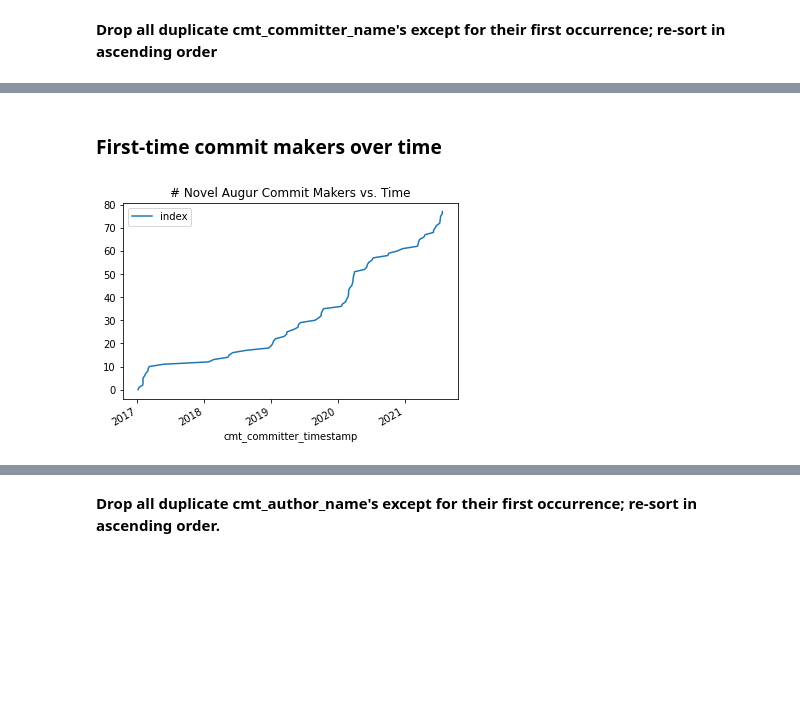
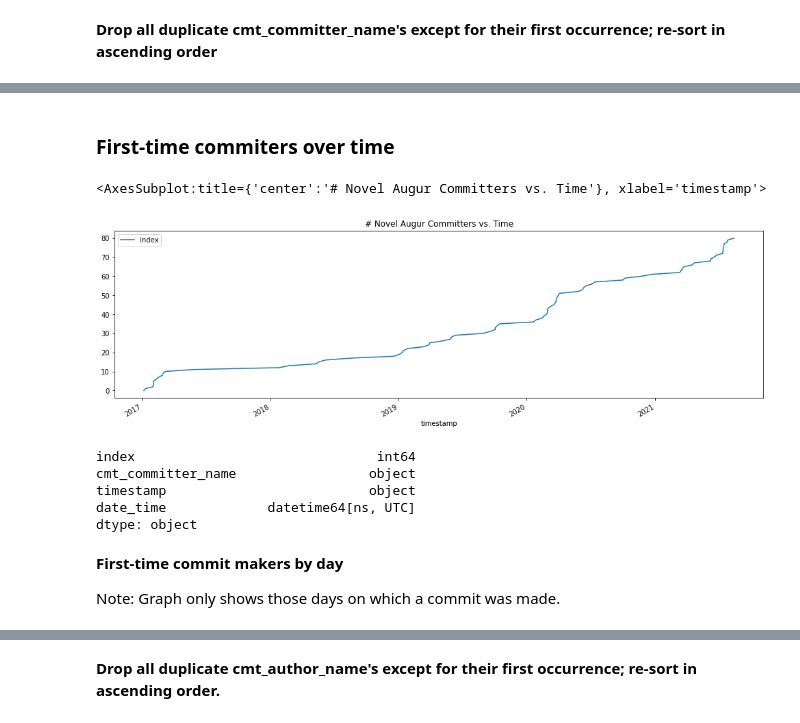
Before and after one commit to oss-aspen/Rappel, a Jupyter notebook: notebooks/community_metrics.ipynb, the cells around one changed output, grey strips where cells are left out. Cells and saved outputs as stored; diff of their text form; code cells hidden in the pictures; blank space fills up the shorter version.

```diff
--- a/notebooks/community_metrics.ipynb
+++ b/notebooks/community_metrics.ipynb
@@ -20,6 +20,7 @@ import datetime
 from pandas.tseries.offsets import BusinessDay
 from matplotlib.ticker import MaxNLocator
 from dateutil.relativedelta import relativedelta
+plt.rcParams['figure.figsize'] = (17, 5)
 
 warnings.filterwarnings('ignore')
 
@@ -206,9 +309,8 @@ for repo_id in repo_set:
 
     pr_query = salc.sql.text(f"""
                 SELECT
-                    c.cmt_commit_hash,
                     c.cmt_committer_name,
-                    c.cmt_committer_timestamp
+                    c.cmt_committer_timestamp as timestamp
                 FROM
                 	commits c
                 WHERE
@@ -223,9 +325,8 @@ for repo_id in repo_set:
 
     pr_query = salc.sql.text(f"""
                 SELECT
-                    c.cmt_commit_hash,
                     c.cmt_author_name,
-                    c.cmt_author_timestamp
+                    c.cmt_author_timestamp as timestamp
                 FROM
                 	commits c
                 WHERE
@@ -250,9 +351,10 @@ df_pr_authors.drop("index", axis=1, inplace=True)
 df_pr_committers_unique = df_pr_committers.drop_duplicates(subset="cmt_committer_name", keep="first")
 
 # Sort by the time of their first commit.
-df_pr_committers_sorted_unique = df_pr_committers_unique.sort_values("cmt_committer_timestamp")
+df_pr_committers_sorted_unique = df_pr_committers_unique.sort_values("timestamp")
 
 # Finagle the index as a column to count number of committers.
 df_pr_committers_sorted_unique = df_pr_committers_sorted_unique.reset_index()
 df_pr_committers_sorted_unique.drop("index", axis=1, inplace=True)
 df_pr_committers_sorted_unique = df_pr_committers_sorted_unique.reset_index()
+df_pr_committers_sorted_unique
@@ -259,7 +375,21 @@ df_pr_committers_sorted_unique = df_pr_committers_sorted_unique.reset_index()
 # %% [markdown]
-### First-time commit makers over time
+### First-time commiters over time
 # %%
 # plot number of unique committers over time.
-ax_committers = df_pr_committers_sorted_unique.plot(x="cmt_committer_timestamp", y="index", title="# Novel Augur Commit Makers vs. Time")
+df_pr_committers_sorted_unique.plot(x="timestamp", y="index", title="# Novel Augur Committers vs. Time")
 # %% [output]
+<AxesSubplot:title={'center':'# Novel Augur Committers vs. Time'}, xlabel='timestamp'>
-[figure, old version]
+[figure, new version]
+# %%
+df_pr_committers_sorted_unique['date_time'] = pd.to_datetime(df_pr_committers_sorted_unique['timestamp'], format= '%Y-%m-%d', utc=True)
+df_pr_committers_sorted_unique.dtypes
+# %% [output]
+index                               int64
+cmt_committer_name                 object
+timestamp                          object
+date_time             datetime64[ns, UTC]
+dtype: object
+# %% [markdown]
+**First-time commit makers by day**
+
+Note: Graph only shows those days on which a commit was made.
```
Also changed, not shown: parts of 35 cells of this notebook, 1 other file.
